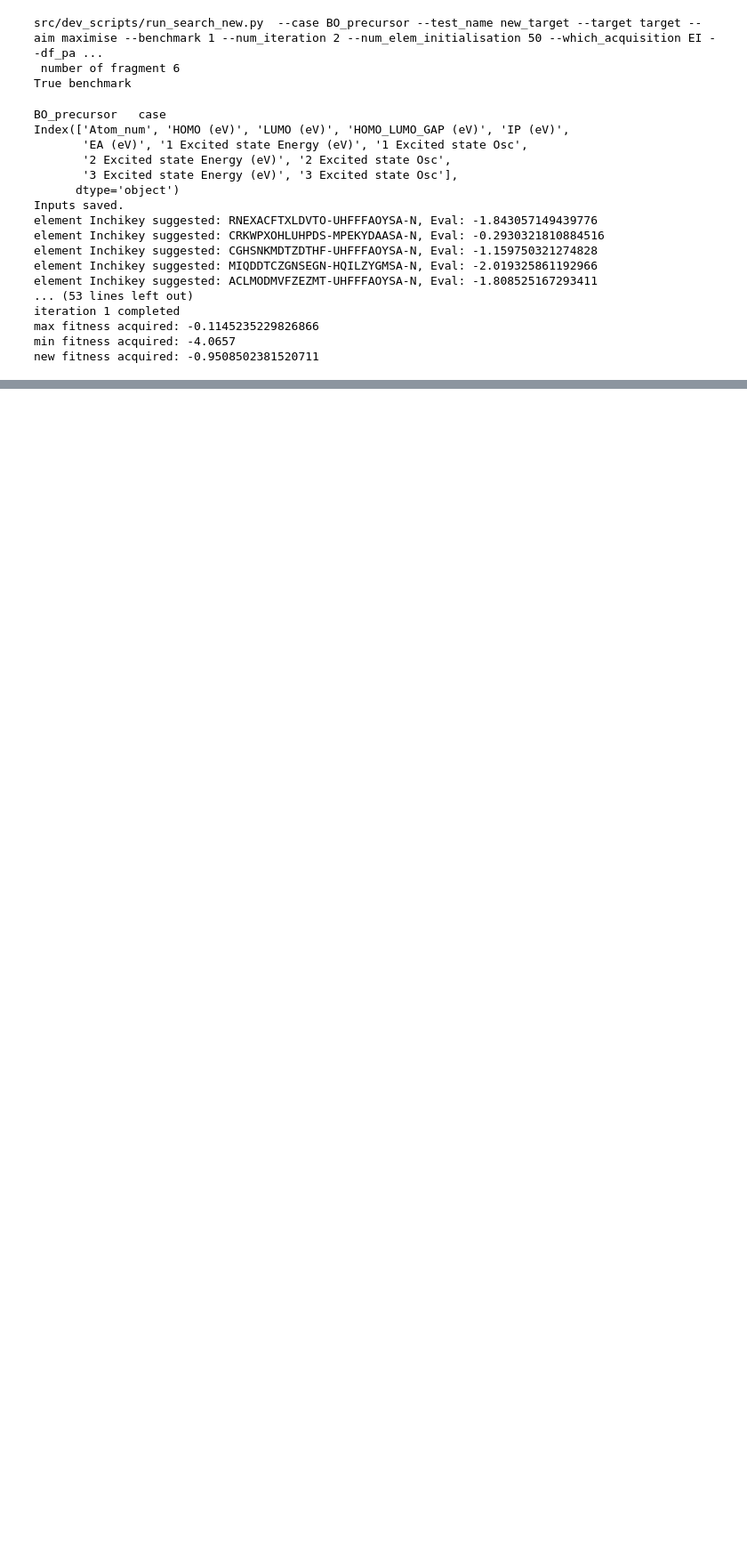
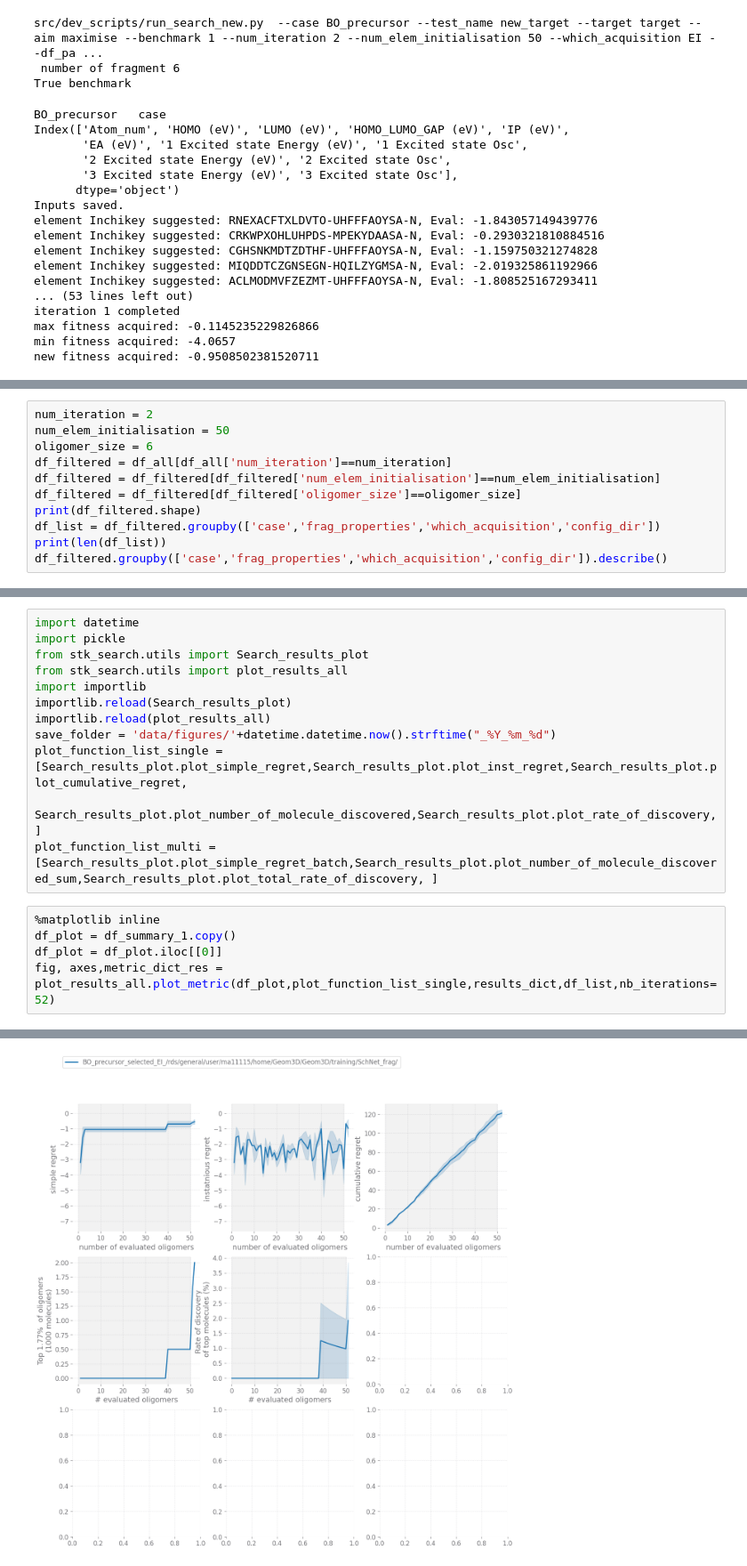
Before and after one commit to mohammedazzouzi15/STK_search, a Jupyter notebook: Example_notebooks/2_run_search_exp.ipynb, the cells around one changed output, grey strips where cells are left out. Shown at 89% size. Saved outputs shown, nothing was run; the diff lists cells and outputs as text; blank space fills up the shorter version.

Commit message:
added analyse search results to notebook 2

```diff
--- a/Example_notebooks/2_run_search_exp.ipynb
+++ b/Example_notebooks/2_run_search_exp.ipynb
@@ -66,0 +95,11 @@ stko.cal
+# %%
+num_iteration = 2
+num_elem_initialisation = 50
+oligomer_size = 6
+df_filtered = df_all[df_all['num_iteration']==num_iteration]
+df_filtered = df_filtered[df_filtered['num_elem_initialisation']==num_elem_initialisation]
+df_filtered = df_filtered[df_filtered['oligomer_size']==oligomer_size]
+print(df_filtered.shape)
+df_list = df_filtered.groupby(['case','frag_properties','which_acquisition','config_dir'])
+print(len(df_list))
+df_filtered.groupby(['case','frag_properties','which_acquisition','config_dir']).describe()
@@ -66,0 +155,18 @@ stko.cal
+# %%
+import datetime
+import pickle
+from stk_search.utils import Search_results_plot
+from stk_search.utils import plot_results_all
+import importlib
+importlib.reload(Search_results_plot)
+importlib.reload(plot_results_all)
+save_folder = 'data/figures/'+datetime.datetime.now().strftime("_%Y_%m_%d")
+plot_function_list_single = [Search_results_plot.plot_simple_regret,Search_results_plot.plot_inst_regret,Search_results_plot.plot_cumulative_regret,
+                      Search_results_plot.plot_number_of_molecule_discovered,Search_results_plot.plot_rate_of_discovery,]
+plot_function_list_multi = [Search_results_plot.plot_simple_regret_batch,Search_results_plot.plot_number_of_molecule_discovered_sum,Search_results_plot.plot_total_rate_of_discovery, ]
+# %%
+%matplotlib inline
+df_plot = df_summary_1.copy()
+df_plot = df_plot.iloc[[0]]
+fig, axes,metric_dict_res = plot_results_all.plot_metric(df_plot,plot_function_list_single,results_dict,df_list,nb_iterations=52)
+# %% [output]
@@ -66,0 +175 @@ stko.cal
+[figure, added]
```
Also changed, not shown: parts of 6 cells of this notebook.
